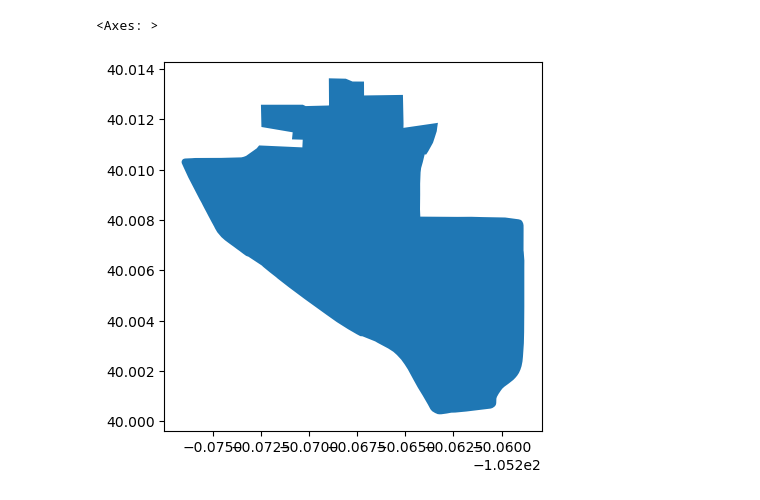
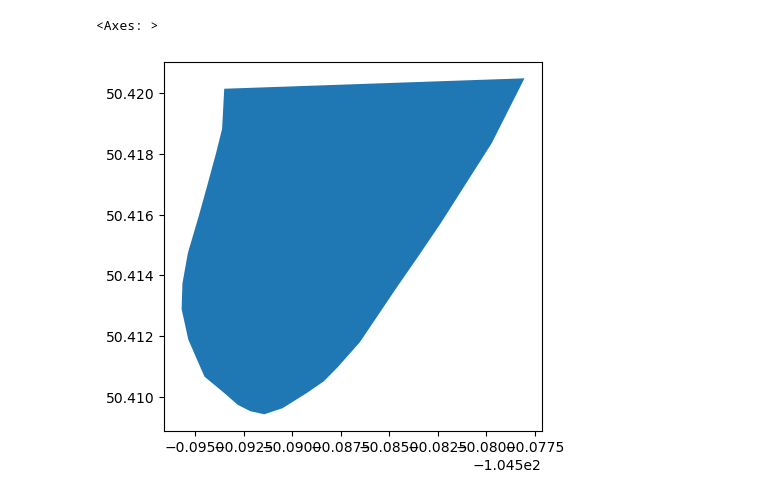
Before and after one commit to Mohammed777777777/first-map-template, a Jupyter notebook: Map_demonstration.ipynb, the cells around one changed output. Drawn from its saved outputs; the diff is of its cells as text; code cells hidden in the pictures.

```diff
--- a/Map_demonstration.ipynb
+++ b/Map_demonstration.ipynb
@@ -11,9 +7,9 @@ import osmnx as osm
 # %%
-cu_boudary = osm.geocode_to_gdf(
-            "W46226108",
+USASK_boudary = osm.geocode_to_gdf(
+            "W155526740",
             by_osmid= True
 
 )
-cu_boudary
+USASK_boudary
 # %% [output]
 |  | geometry | bbox_north | bbox_south | bbox_east | bbox_west | place_id | osm_type | osm_id | lat | lon | ... |
@@ -21,7 +17,7 @@ cu_boudary
 # %%
-cu_boudary.plot()
+USASK_boudary.plot()
 # %% [output]
 <Axes: >
-[figure, old version]
+[figure, new version]
 # %%
 # Make interactive map
```
Also changed, not shown: parts of 4 cells of this notebook, 4 other files.
